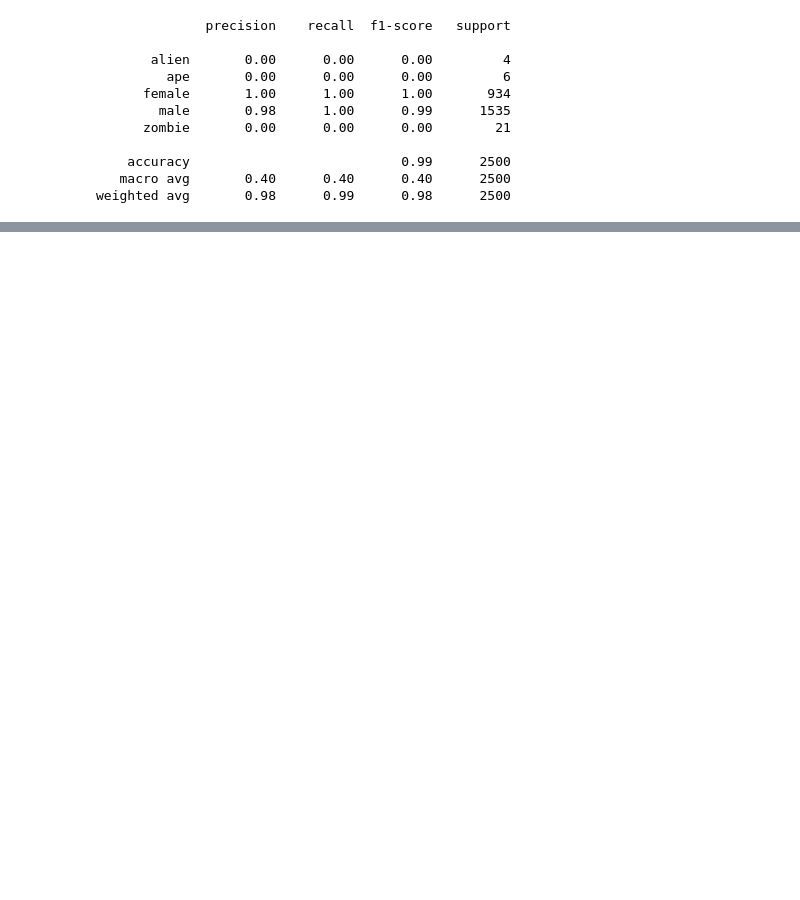
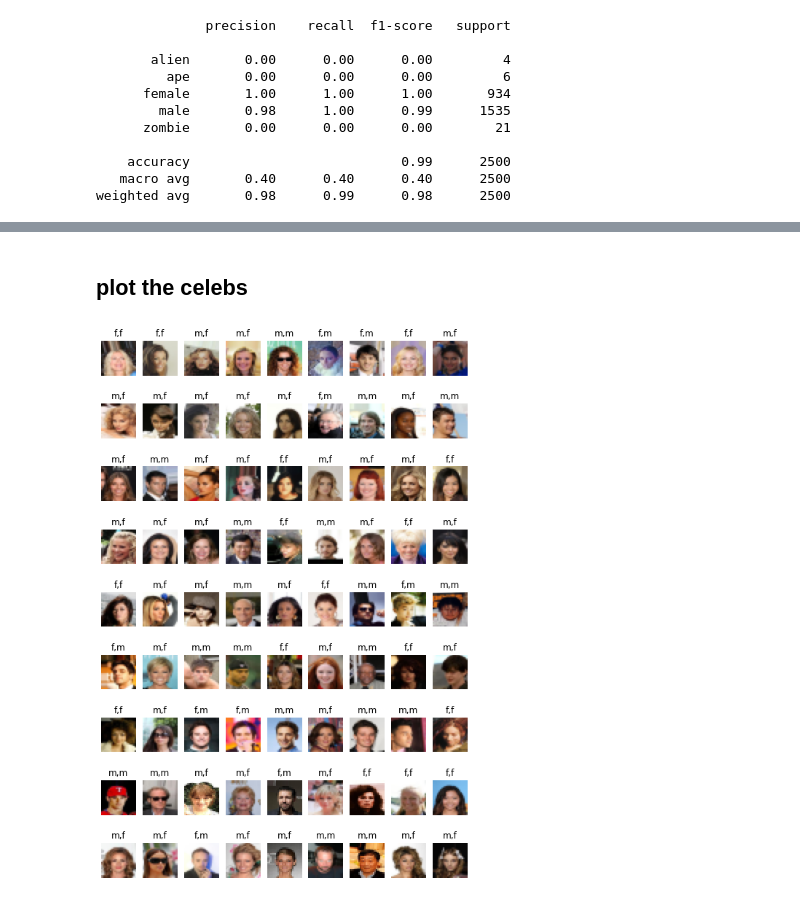
Before and after one commit to tnn1t1s/zombiepunx, a Jupyter notebook: nb/SimplePunkClassifier.ipynb, the cells around one changed output, grey strips where cells are left out. Drawn from its saved outputs; the diff is of its cells as text; code cells hidden in the pictures; blank space fills up the shorter version.

```diff
--- a/nb/SimplePunkClassifier.ipynb
+++ b/nb/SimplePunkClassifier.ipynb
@@ -116,0 +204,18 @@ for i in range(1,(x*y)+1):
+# %% [markdown]
+## plot the celebs
+# %%
+n=9
+(x,y) = (n,n)
+# create figure
+fig = plt.figure(figsize=(9,14))
+
+i=0
+for i in range(1,(x*y)+1):
+    fig.add_subplot(x, y, i)
+    img = celeb_testX[i].reshape(24,24,3)
+    plt.imshow(img)
+    plt.title(f"{c_predict[i][0]},{c_test[i][0]}")
+    plt.axis('off')
+    i=i+1
+# %% [output]
+[figure, added]
```
Also changed, not shown: parts of 22 cells of this notebook.
